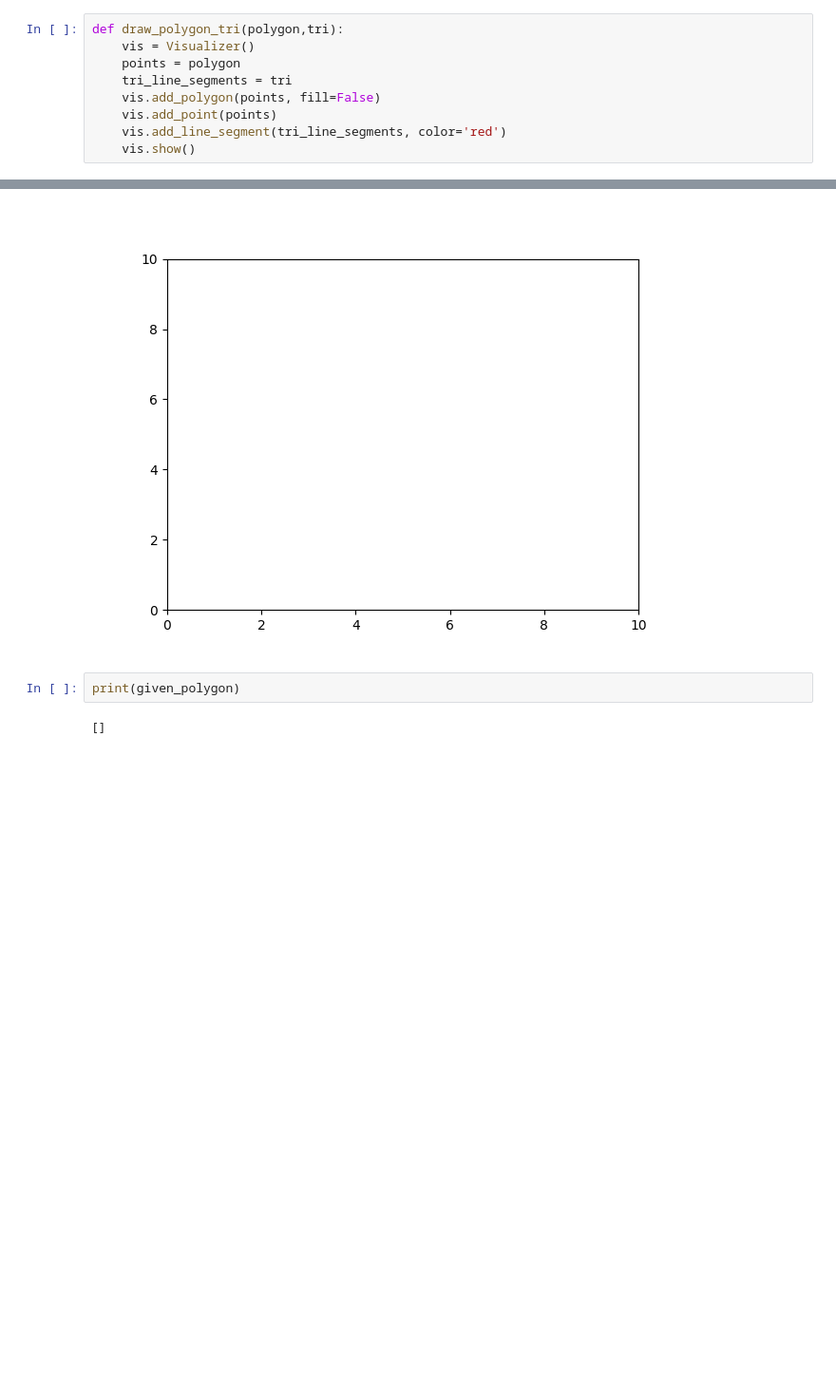
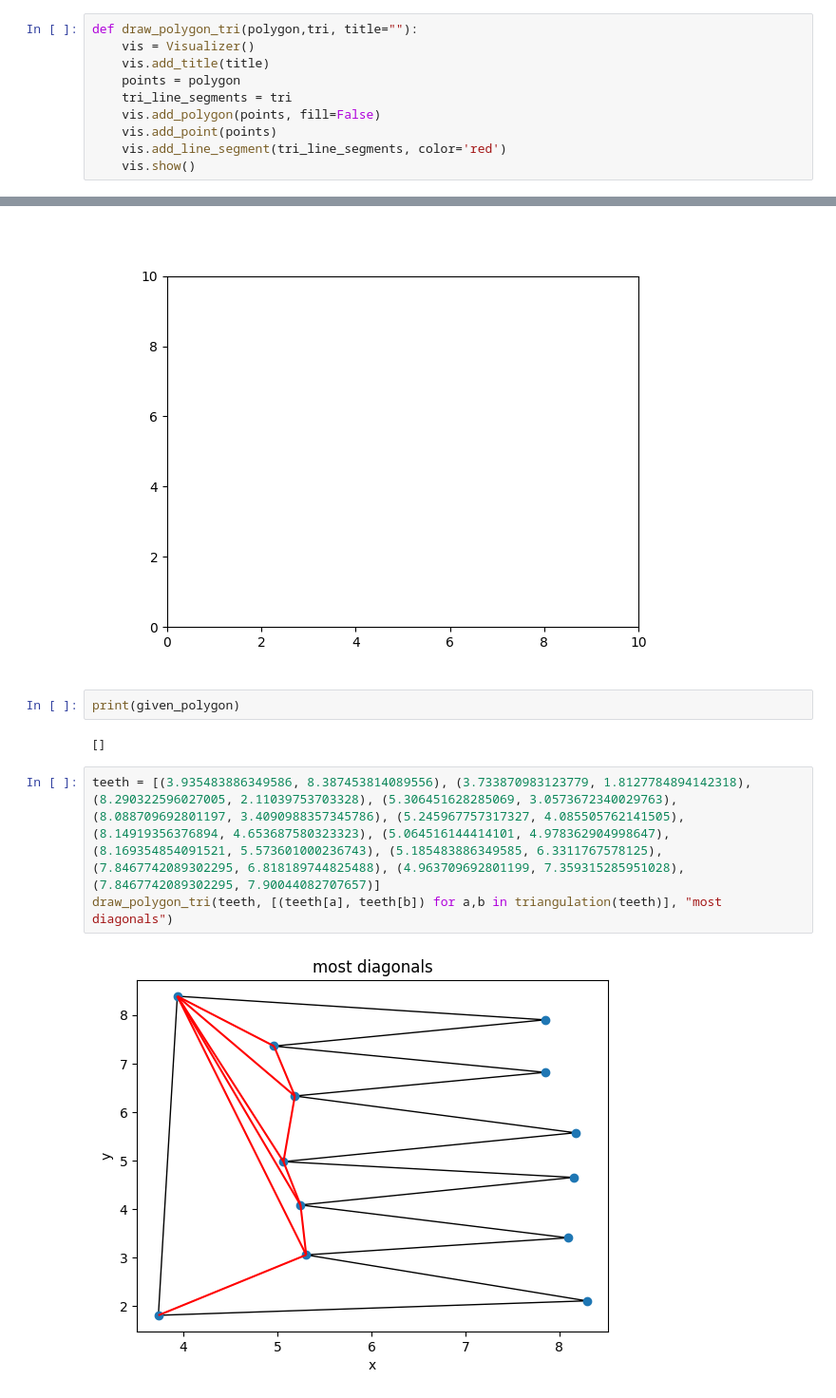
Before and after one commit to radoslawrolka/Geometric_Algorithms, a Jupyter notebook: lab3/Rolka_kod_3.ipynb, the cells around one changed output, grey strips where cells are left out. Shown at 95% size. Cells and saved outputs as stored; diff of their text form; blank space fills up the shorter version.

```diff
--- a/lab3/Rolka_kod_3.ipynb
+++ b/lab3/Rolka_kod_3.ipynb
@@ -58,8 +58,9 @@ def draw_polygon_colors(polygon,colors, s="x"):
     vis.add_point(points_regular, color=color_regular)
     vis.show()
 # %%
-def draw_polygon_tri(polygon,tri):
+def draw_polygon_tri(polygon,tri, title=""):
     vis = Visualizer()
+    vis.add_title(title)
     points = polygon
     tri_line_segments = tri
     vis.add_polygon(points, fill=False)
@@ -580,3 +581,8 @@ plt.show()
 print(given_polygon)
 # %% [output]
 []
+# %%
+teeth = [(3.935483886349586, 8.387453814089556), (3.733870983123779, 1.8127784894142318), (8.290322596027005, 2.11039753703328), (5.306451628285069, 3.0573672340029763), (8.088709692801197, 3.4090988357345786), (5.245967757317327, 4.085505762141505), (8.14919356376894, 4.653687580323323), (5.064516144414101, 4.978362904998647), (8.169354854091521, 5.573601000236743), (5.185483886349585, 6.3311767578125), (7.8467742089302295, 6.818189744825488), (4.963709692801199, 7.359315285951028), (7.8467742089302295, 7.90044082707657)]
+draw_polygon_tri(teeth, [(teeth[a], teeth[b]) for a,b in triangulation(teeth)], "most diagonals")
+# %% [output]
+[figure, added]
```
Also changed, not shown: parts of 1 cell of this notebook, 1 other file.
